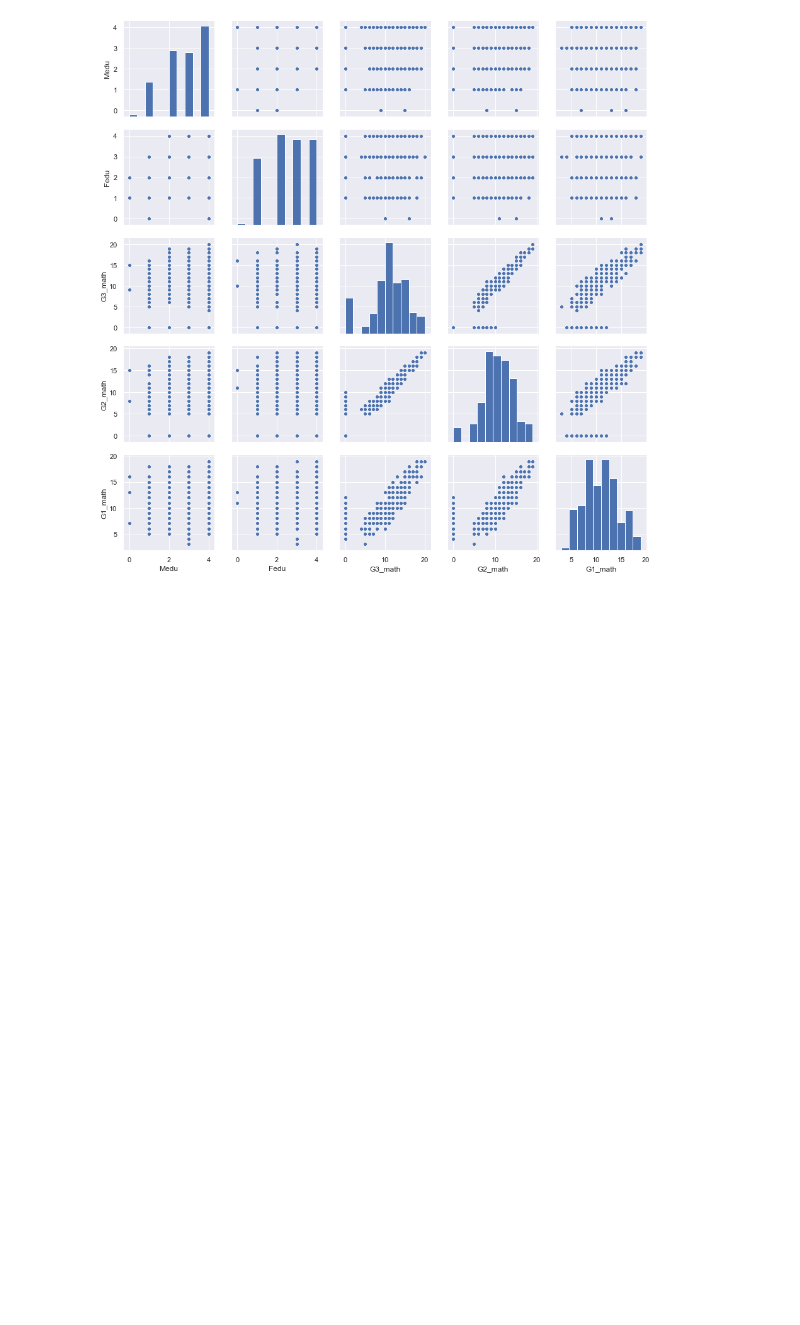
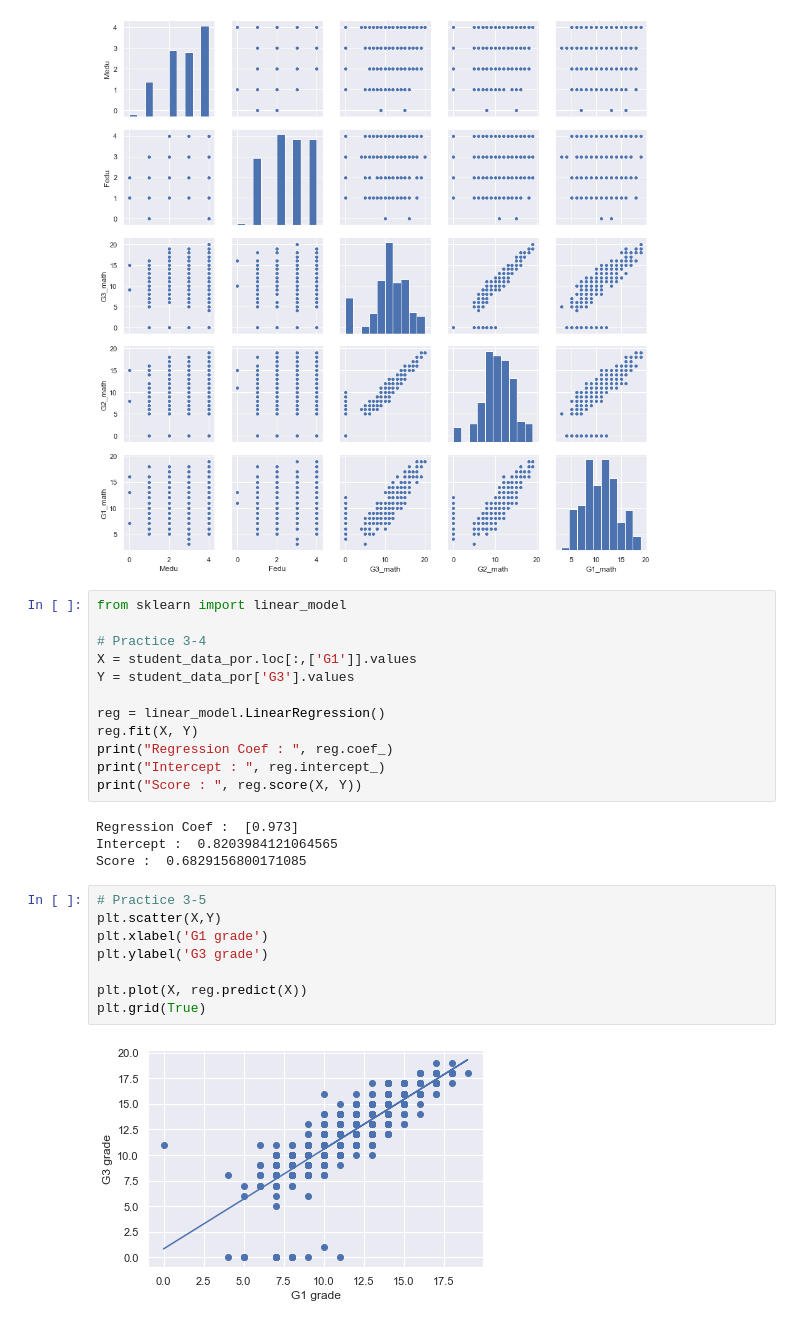
Before and after one commit to JojiKoike/Learning_DataScience, a Jupyter notebook: chapter3/Practice3.ipynb, the cells around one changed output. Cells and saved outputs as stored; diff of their text form; blank space fills up the shorter version.

```diff
--- a/chapter3/Practice3.ipynb
+++ b/chapter3/Practice3.ipynb
@@ -61,3 +61,29 @@ sns.pairplot(student_data_merged[['Medu', 'Fedu', 'G3_math', 'G2_math','G1_math'
 # %% [output]
 <seaborn.axisgrid.PairGrid at 0x...>
 [figure]
+# %%
+from sklearn import linear_model
+
+# Practice 3-4
+X = student_data_por.loc[:,['G1']].values
+Y = student_data_por['G3'].values
+
+reg = linear_model.LinearRegression()
+reg.fit(X, Y)
+print("Regression Coef : ", reg.coef_)
+print("Intercept : ", reg.intercept_)
+print("Score : ", reg.score(X, Y))
+# %% [output]
+Regression Coef :  [0.973]
+Intercept :  0.8203984121064565
+Score :  0.6829156800171085
+# %%
+# Practice 3-5
+plt.scatter(X,Y)
+plt.xlabel('G1 grade')
+plt.ylabel('G3 grade')
+
+plt.plot(X, reg.predict(X))
+plt.grid(True)
+# %% [output]
+[figure, added]
```
Also changed, not shown: parts of 2 cells of this notebook, 3 other files.
